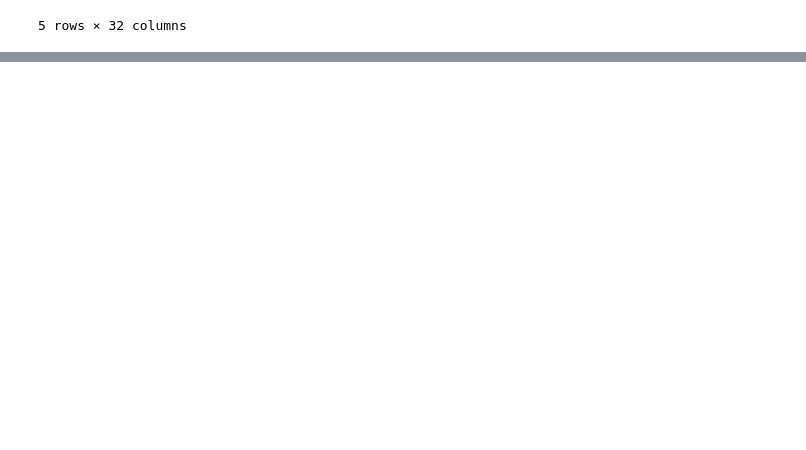
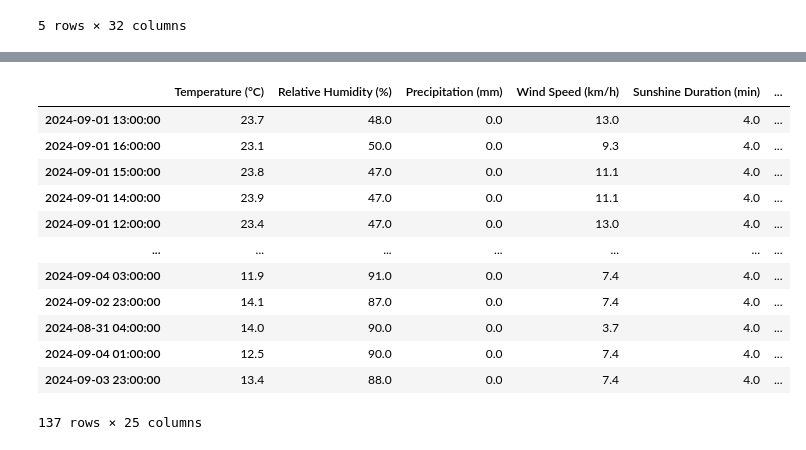
Before and after one commit to m-mango/bavarian-forest-visitor-monitoring-dssgx-24, a Jupyter notebook: pycaret_forecasting_on joined_data_ag.ipynb, the cells around one changed output, grey strips where cells are left out. Saved outputs shown, nothing was run; the diff lists cells and outputs as text; code cells hidden in the pictures; blank space fills up the shorter version.

```diff
--- a/pycaret_forecasting_on joined_data_ag.ipynb
+++ b/pycaret_forecasting_on joined_data_ag.ipynb
@@ -603,0 +615,12 @@ print(df2.columns)
+# %%
+# Convert the Time column in df2 to datetime
+df2['Time'] = pd.to_datetime(df2['Time'])
+
+# Set the Time column as the index of df2
+df2.set_index('Time', inplace=True)
+
+# Identify common columns between df2 and inference_df
+common_columns = df2.columns.intersection(inference_df.columns)
+
+# Merge df2 into inference_df on the datetime index and common columns
+inference_df.update(df2[common_columns])
@@ -607,0 +728,24 @@ pred_unseen = predict_model(model, data = inference_df)
+# %%
+from sklearn.preprocessing import MinMaxScaler
+
+scaler = MinMaxScaler()
+
+
+formatted_pred_unseen = pred_unseen
+formatted_pred_unseen.prediction_label = formatted_pred_unseen.prediction_label.round()
+formatted_pred_unseen['weekly_relative_traffic'] = scaler.fit_transform(formatted_pred_unseen['prediction_label'].values.reshape(-1, 1))
+formatted_pred_unseen.sort_values(by='weekly_relative_traffic',ascending=False)
+# %% [output]
+|  | Temperature (°C) | Relative Humidity (%) | Precipitation (mm) | Wind Speed (km/h) | Sunshine Duration (min) | ... |
+| 2024-09-01 13:00:00 | 23.7 | 48.0 | 0.0 | 13.0 | 4.0 | ... |
+| 2024-09-01 16:00:00 | 23.1 | 50.0 | 0.0 | 9.3 | 4.0 | ... |
+| 2024-09-01 15:00:00 | 23.8 | 47.0 | 0.0 | 11.1 | 4.0 | ... |
+| 2024-09-01 14:00:00 | 23.9 | 47.0 | 0.0 | 11.1 | 4.0 | ... |
+| 2024-09-01 12:00:00 | 23.4 | 47.0 | 0.0 | 13.0 | 4.0 | ... |
+| ... | ... | ... | ... | ... | ... | ... |
+| 2024-09-04 03:00:00 | 11.9 | 91.0 | 0.0 | 7.4 | 4.0 | ... |
+| 2024-09-02 23:00:00 | 14.1 | 87.0 | 0.0 | 7.4 | 4.0 | ... |
+| 2024-08-31 04:00:00 | 14.0 | 90.0 | 0.0 | 3.7 | 4.0 | ... |
+| 2024-09-04 01:00:00 | 12.5 | 90.0 | 0.0 | 7.4 | 4.0 | ... |
+| 2024-09-03 23:00:00 | 13.4 | 88.0 | 0.0 | 7.4 | 4.0 | ... |
+137 rows × 25 columns
```
Also changed, not shown: parts of 13 cells of this notebook, 7 other files.
